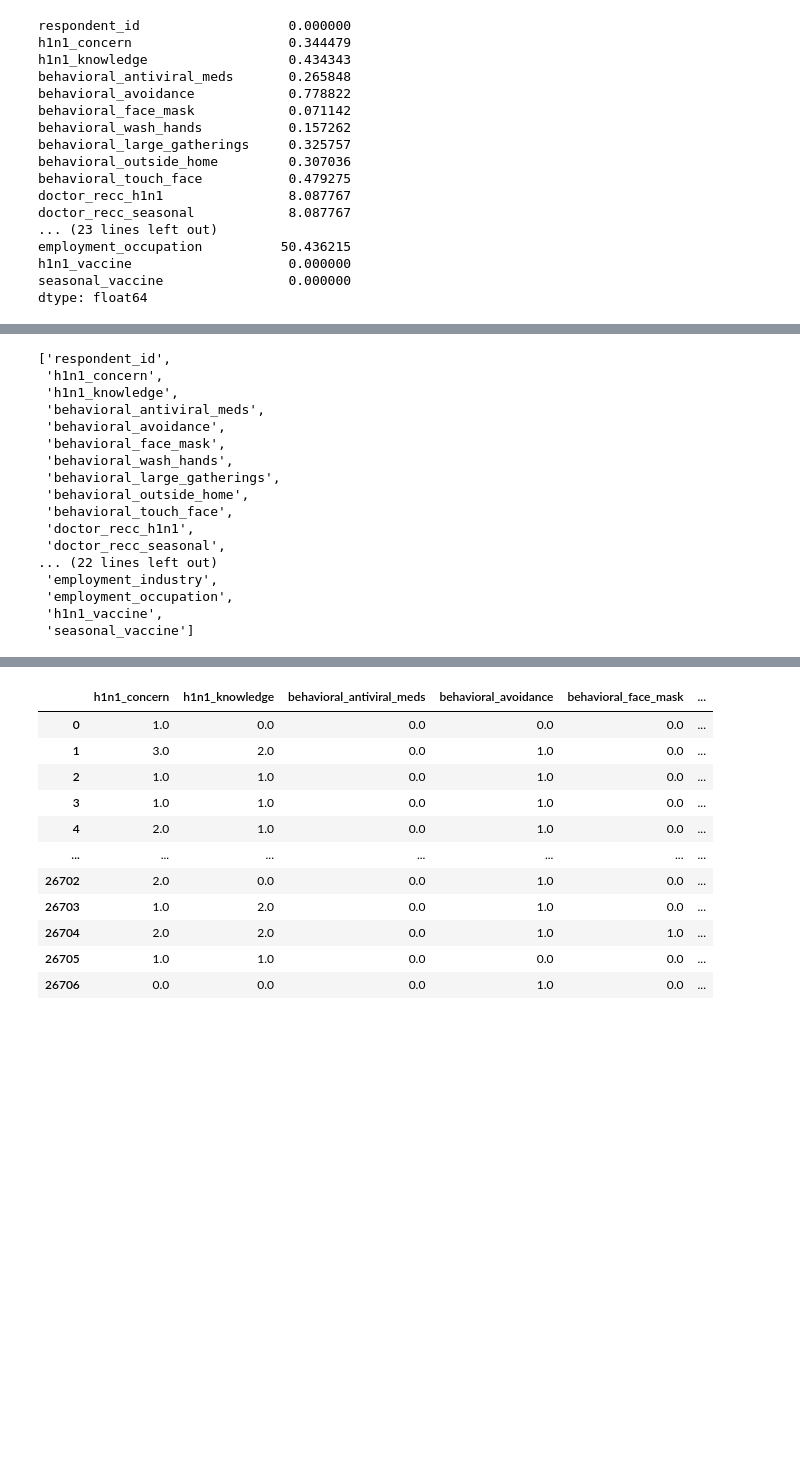
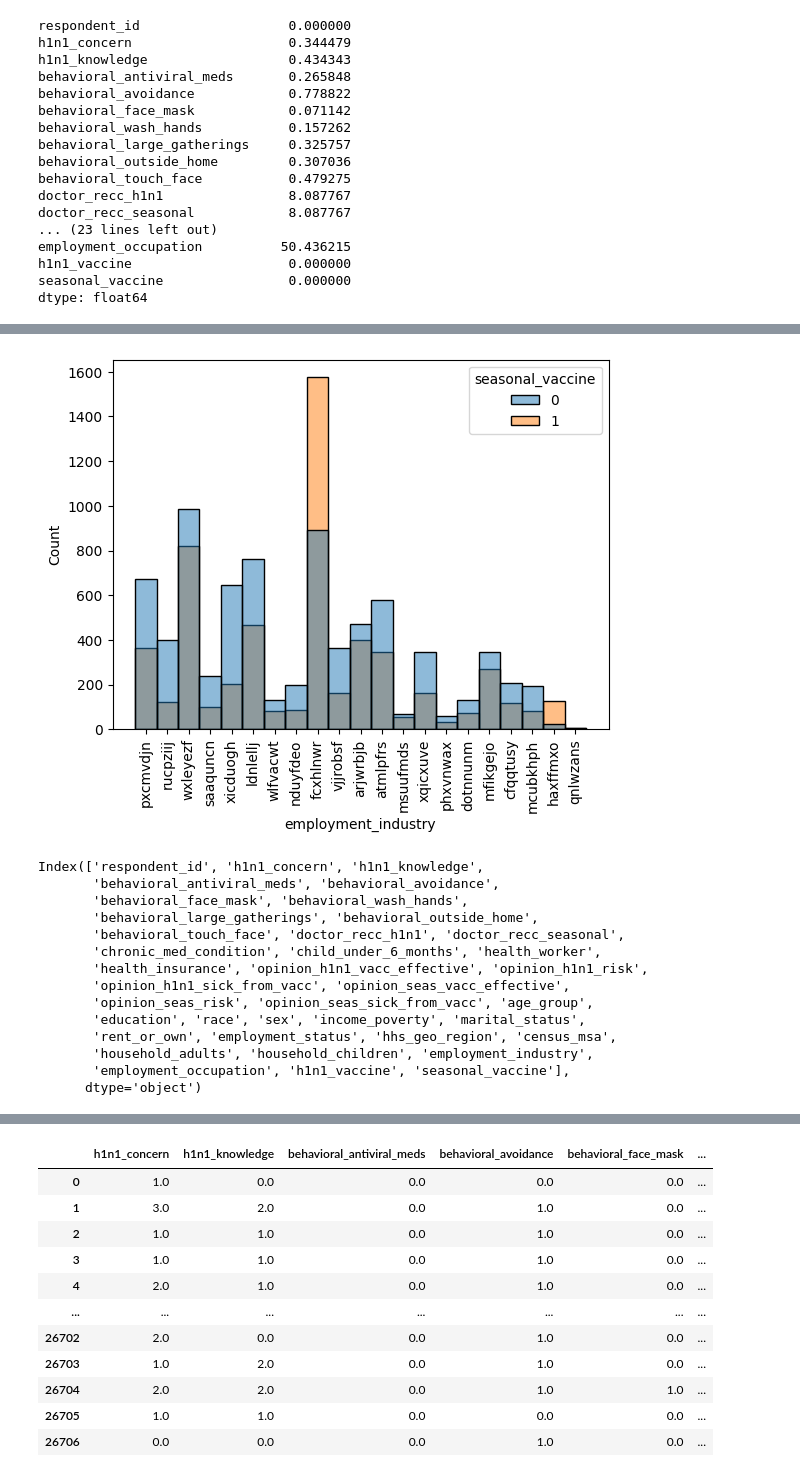
Before and after one commit to DhammikePremachandra/Predicting-H1N1-and-Seasonal-Flu-Vaccines, a Jupyter notebook: Predict_H1N1_Flu.ipynb, the cells around one changed output, grey strips where cells are left out. Drawn from its saved outputs; the diff is of its cells as text; code cells hidden in the pictures; blank space fills up the shorter version.

```diff
--- a/Predict_H1N1_Flu.ipynb
+++ b/Predict_H1N1_Flu.ipynb
@@ -169,21 +251,24 @@ dtype: float64
+# %%
+sns.histplot(x='employment_industry', data=df_train_data, hue='seasonal_vaccine')
+plt.xticks(rotation=90)
+plt.show()
+# %% [output]
+[figure, added]
 # %%
 # Checking out columns.
-df_train_data.columns.to_list()
+df_train_data.columns
 # %% [output]
-['respondent_id',
- 'h1n1_concern',
- 'h1n1_knowledge',
- 'behavioral_antiviral_meds',
- 'behavioral_avoidance',
- 'behavioral_face_mask',
- 'behavioral_wash_hands',
- 'behavioral_large_gatherings',
- 'behavioral_outside_home',
- 'behavioral_touch_face',
- 'doctor_recc_h1n1',
- 'doctor_recc_seasonal',
-... (22 lines left out)
- 'employment_industry',
- 'employment_occupation',
- 'h1n1_vaccine',
- 'seasonal_vaccine']
+Index(['respondent_id', 'h1n1_concern', 'h1n1_knowledge',
+       'behavioral_antiviral_meds', 'behavioral_avoidance',
+       'behavioral_face_mask', 'behavioral_wash_hands',
+       'behavioral_large_gatherings', 'behavioral_outside_home',
+       'behavioral_touch_face', 'doctor_recc_h1n1', 'doctor_recc_seasonal',
+       'chronic_med_condition', 'child_under_6_months', 'health_worker',
+       'health_insurance', 'opinion_h1n1_vacc_effective', 'opinion_h1n1_risk',
+       'opinion_h1n1_sick_from_vacc', 'opinion_seas_vacc_effective',
+       'opinion_seas_risk', 'opinion_seas_sick_from_vacc', 'age_group',
+       'education', 'race', 'sex', 'income_poverty', 'marital_status',
+       'rent_or_own', 'employment_status', 'hhs_geo_region', 'census_msa',
+       'household_adults', 'household_children', 'employment_industry',
+       'employment_occupation', 'h1n1_vaccine', 'seasonal_vaccine'],
+      dtype='object')
```
Also changed, not shown: parts of 18 cells of this notebook.
